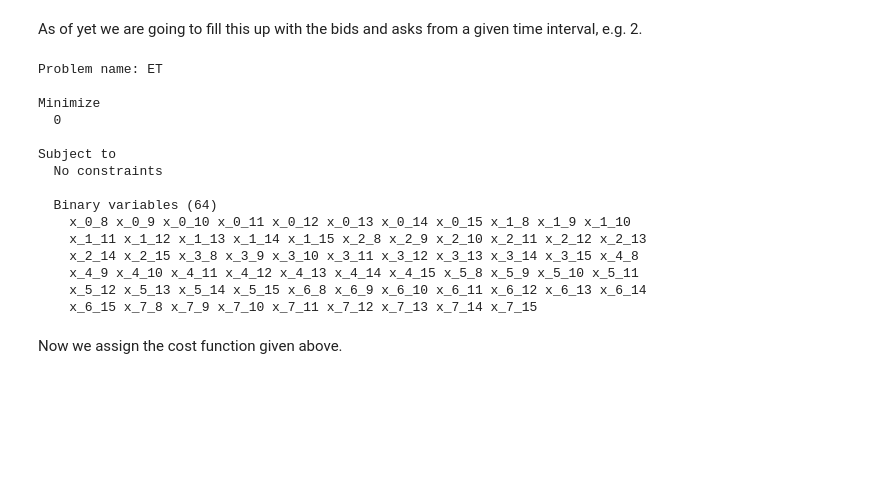
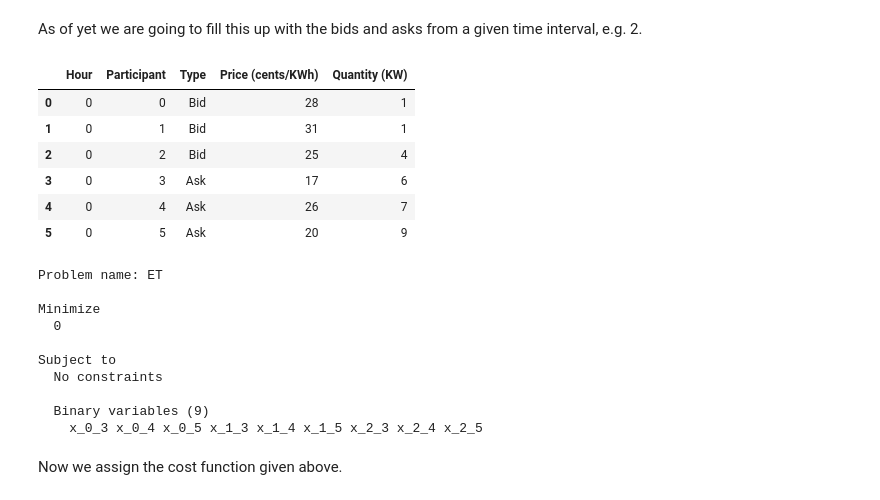
Before and after one commit to petron23/Quantum_Computing, a Jupyter notebook: Energy_trading/QET.ipynb, the cells around one changed output. Drawn from its saved outputs; the diff is of its cells as text; code cells hidden in the pictures; blank space fills up the shorter version.

```diff
--- a/Energy_trading/QET.ipynb
+++ b/Energy_trading/QET.ipynb
@@ -147,9 +159,21 @@ Subject to
   No variables
 # %% [markdown]
 As of yet we are going to fill this up with the bids and asks from a given time interval, e.g. 2.
+# %%
+df[df["Hour"]==0]
+# %% [output]
+|  | Hour | Participant | Type | Price (cents/KWh) | Quantity (KW) |
+| 0 | 0 | 0 | Bid | 28 | 1 |
+| 1 | 0 | 1 | Bid | 31 | 1 |
+| 2 | 0 | 2 | Bid | 25 | 4 |
+| 3 | 0 | 3 | Ask | 17 | 6 |
+| 4 | 0 | 4 | Ask | 26 | 7 |
+| 5 | 0 | 5 | Ask | 20 | 9 |
 # %%
-for i in range(int(len(df[df["Hour"]==2])/2)): #consumers
-    for j in range(int(len(df[df["Hour"]==2])/2),int(len(df[df["Hour"]==2]))): #prosumers
+hour = 0
+
+for i in range(int(len(df[df["Hour"]==hour])/2)): #consumers
+    for j in range(int(len(df[df["Hour"]==hour])/2),int(len(df[df["Hour"]==hour]))): #prosumers
         mod.binary_var(name=f"x_{int(i)}_{int(j)}")
 print(mod.prettyprint())
 # %% [output]
@@ -161,13 +185,8 @@ Minimize
 Subject to
   No constraints
 
-  Binary variables (64)
-    x_0_8 x_0_9 x_0_10 x_0_11 x_0_12 x_0_13 x_0_14 x_0_15 x_1_8 x_1_9 x_1_10
-    x_1_11 x_1_12 x_1_13 x_1_14 x_1_15 x_2_8 x_2_9 x_2_10 x_2_11 x_2_12 x_2_13
-    x_2_14 x_2_15 x_3_8 x_3_9 x_3_10 x_3_11 x_3_12 x_3_13 x_3_14 x_3_15 x_4_8
-    x_4_9 x_4_10 x_4_11 x_4_12 x_4_13 x_4_14 x_4_15 x_5_8 x_5_9 x_5_10 x_5_11
-    x_5_12 x_5_13 x_5_14 x_5_15 x_6_8 x_6_9 x_6_10 x_6_11 x_6_12 x_6_13 x_6_14
-    x_6_15 x_7_8 x_7_9 x_7_10 x_7_11 x_7_12 x_7_13 x_7_14 x_7_15
+  Binary variables (9)
+    x_0_3 x_0_4 x_0_5 x_1_3 x_1_4 x_1_5 x_2_3 x_2_4 x_2_5
 # %% [markdown]
 Now we assign the cost function given above.
 # %%
```
Also changed, not shown: parts of 18 cells of this notebook.
